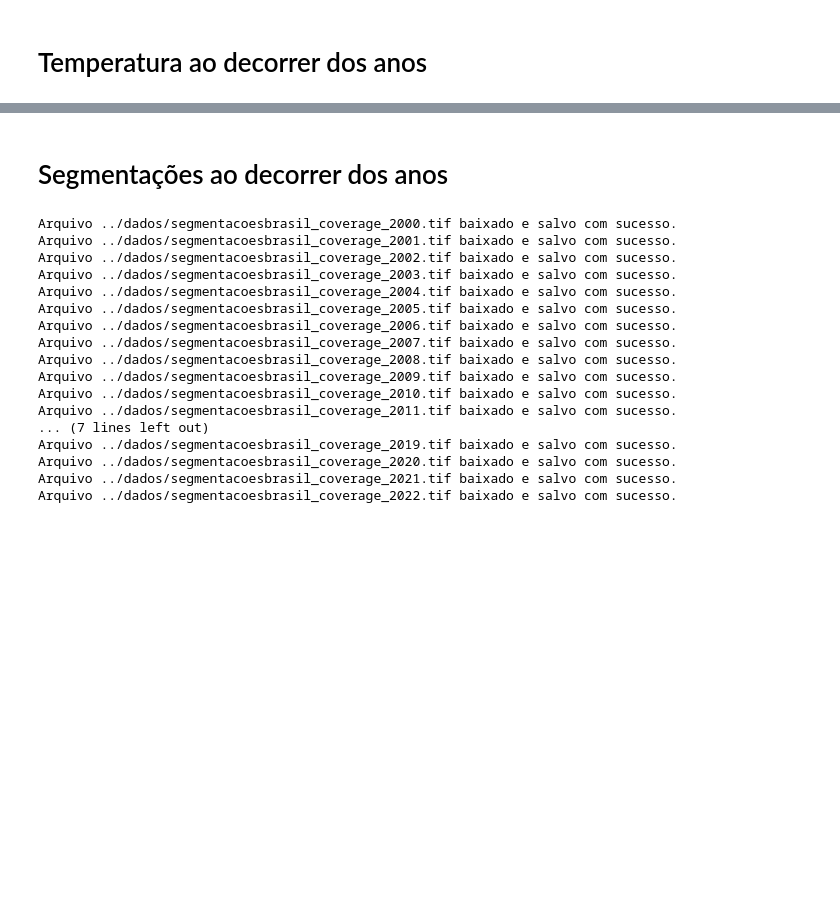
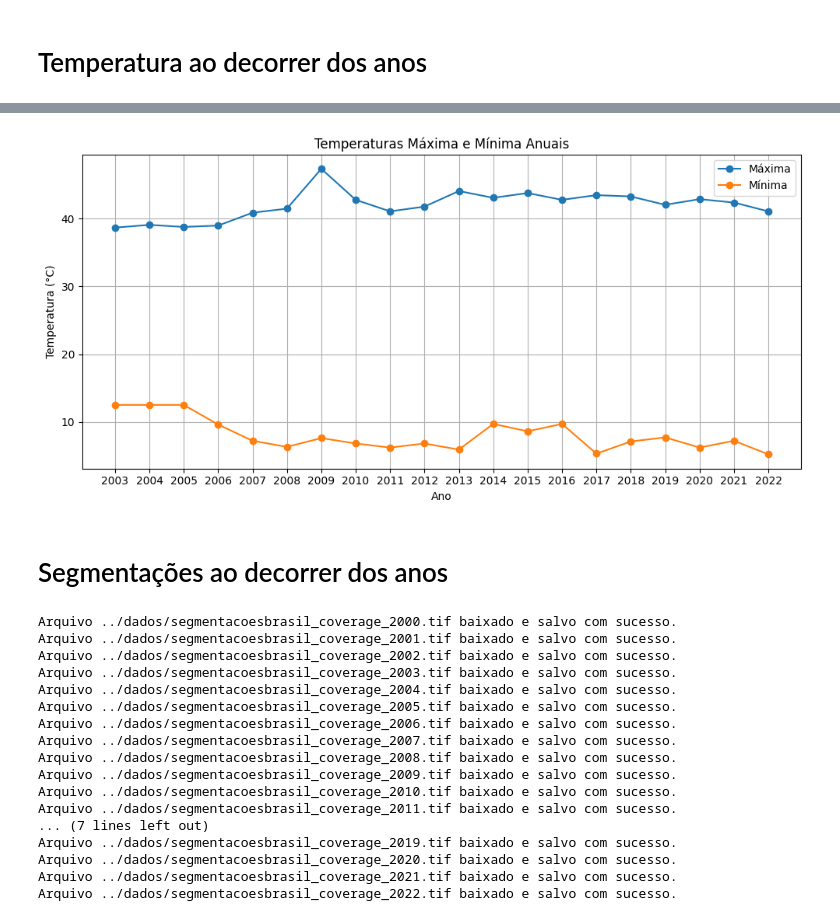
Before and after one commit to ArthurrCr/Projeto_PDI_, a Jupyter notebook: notebooks/primeira_abordagem.ipynb, the cells around one changed output, grey strips where cells are left out. Saved outputs shown, nothing was run; the diff lists cells and outputs as text; code cells hidden in the pictures; blank space fills up the shorter version.

```diff
--- a/notebooks/primeira_abordagem.ipynb
+++ b/notebooks/primeira_abordagem.ipynb
@@ -37,3 +246,40 @@ combined_data.head()
+# %%
+path = '../dados/estacoes'
+all_files = glob.glob(path + "/*.csv")
+
+all_data = []
+
+for filename in all_files:
+    df = pd.read_csv(filename, index_col=None, header=0)
+    all_data.append(df)
+
+combined_data = pd.concat(all_data, axis=0, ignore_index=True)
+
+# Novo dataset com as colunas de interesse
+temperaturas = combined_data[['id_estacao','data', 'temperatura_max', 'temperatura_min', 'ano']]
+
+# Agrupar por ano
+temperatura_anual = temperaturas.groupby('ano').agg({
+    'temperatura_max': 'max',
+    'temperatura_min': 'min'
+}).reset_index()
+# %%
+# Visualizar a série temporal
+# Criando o gráfico
+plt.figure(figsize=(10, 5))  # Ajusta o tamanho do gráfico
+plt.plot(temperatura_anual['ano'], temperatura_anual['temperatura_max'], label='Máxima', marker='o')
+plt.plot(temperatura_anual['ano'], temperatura_anual['temperatura_min'], label='Mínima', marker='o')
+
+plt.xlabel('Ano')
+plt.ylabel('Temperatura (°C)')
+plt.title('Temperaturas Máxima e Mínima Anuais')
+plt.xticks(range(2003, 2023))  # Define os ticks do eixo x para cada ano de 2003 a 2022
+plt.legend()
+plt.grid(True)  # Adiciona uma grade para melhor visualização
+plt.tight_layout()  # Ajusta automaticamente os subplots para dar espaço ao conteúdo
+plt.show()
+# %% [output]
+[figure, added]
 # %% [markdown]
 # Segmentações ao decorrer dos anos
 # %%
```
Also changed, not shown: parts of 32 cells of this notebook, 4 other files.
